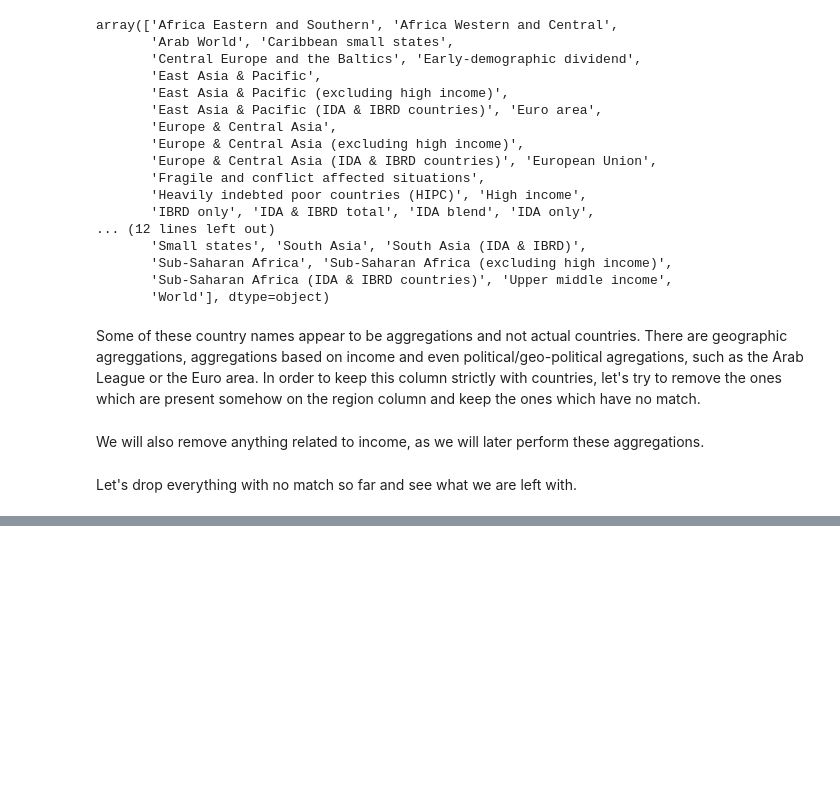
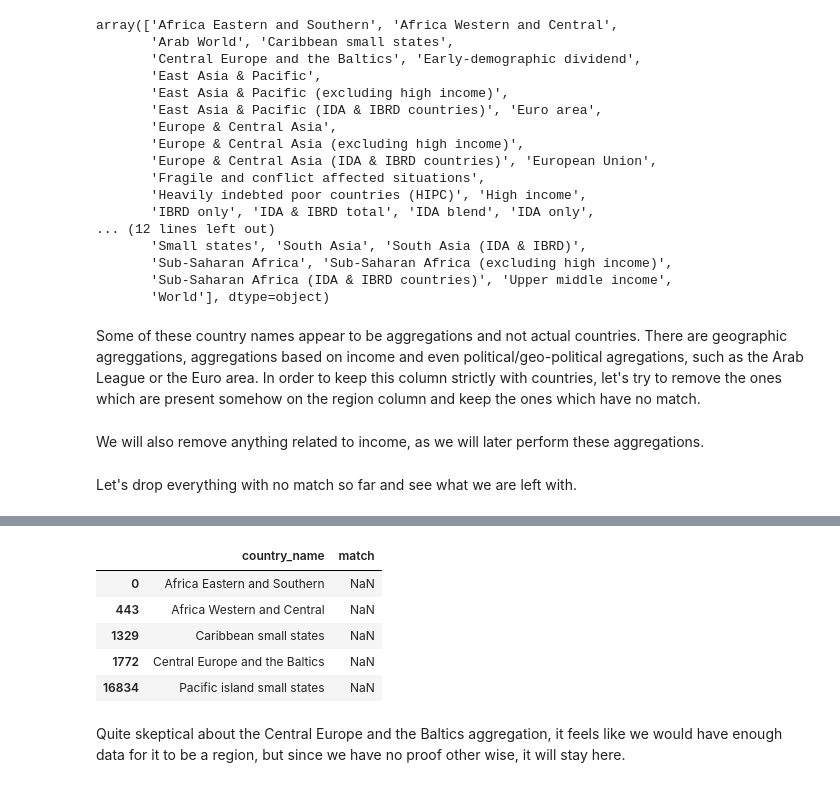
Before and after one commit to hugotorres22/data-analysis, a Jupyter notebook: Health Nutrition Worldwide/health_nutrition_worldwide.ipynb, the cells around one changed output, grey strips where cells are left out. Drawn from its saved outputs; the diff is of its cells as text; code cells hidden in the pictures; blank space fills up the shorter version.

Commit message:
Region cleaned

```diff
--- a/Health Nutrition Worldwide/health_nutrition_worldwide.ipynb
+++ b/Health Nutrition Worldwide/health_nutrition_worldwide.ipynb
@@ -164,0 +189,21 @@ odd_countries
+# %%
+odd_countries.loc[odd_countries['country_name'].str.contains('dividend', flags=re.IGNORECASE),'match'] = 'Remove'
+# %%
+list_to_remove = ['Arab World','Euro area','European Union','OECD members','Small states','Other small states','Least developed countries: UN classification'] #Geopolitical aggregations
+list_to_remove.extend(['Fragile and conflict affected situations','Heavily indebted poor countries (HIPC)'
+,'Not classified','World']) #Situational and others
+# %%
+odd_countries.loc[odd_countries['country_name'].isin(list_to_remove),'match'] = 'Remove'
+# %%
+odd_countries = odd_countries[odd_countries['match'].isna()]
+# %%
+odd_countries
+# %% [output]
+|  | country_name | match |
+| 0 | Africa Eastern and Southern | NaN |
+| 443 | Africa Western and Central | NaN |
+| 1329 | Caribbean small states | NaN |
+| 1772 | Central Europe and the Baltics | NaN |
+| 16834 | Pacific island small states | NaN |
+# %% [markdown]
+Quite skeptical about the Central Europe and the Baltics aggregation, it feels like we would have enough data for it to be a region, but since we have no proof other wise, it will stay here.
```
Also changed, not shown: parts of 7 cells of this notebook.
